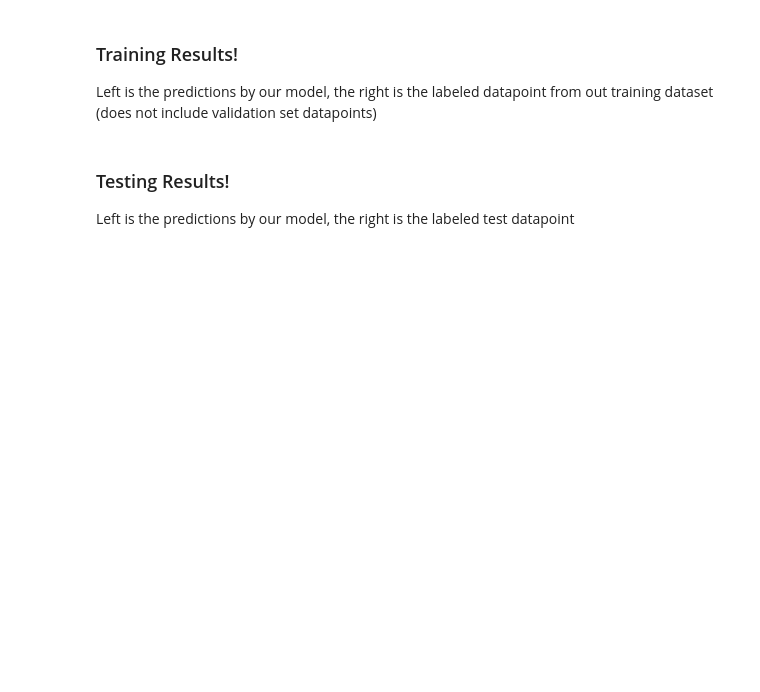
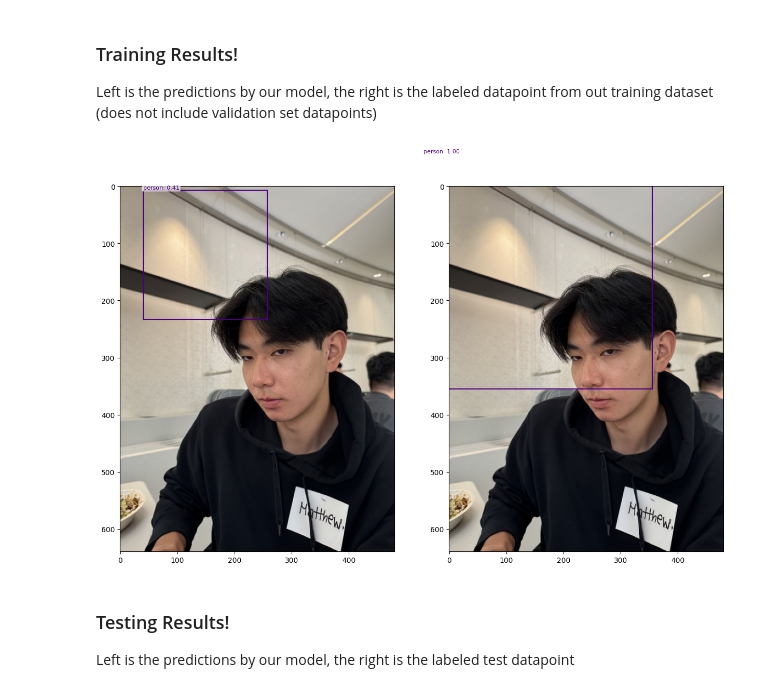
Before and after one commit to AntonioMacaronio/Drone-Robotics, a Jupyter notebook: training.ipynb, the cells around one changed output. Cells and saved outputs as stored; diff of their text form; code cells hidden in the pictures; blank space fills up the shorter version.

```diff
--- a/training.ipynb
+++ b/training.ipynb
@@ -34,8 +35,8 @@ PIN_MEMORY = True
 LOAD_MODEL = False
 LOAD_MODEL_FNAME = "overfit.pth.tar"
 SAVE_MODEL_FNAME = "yolotrained.tar"
-IMG_DIR = "data/images"
-LABEL_DIR = "data/labels"
+IMG_DIR = "data/matthew_imgs"
+LABEL_DIR = "data/matthew_labels"
 # %% [markdown]
 # Creating the Datasets
 # %%
@@ -52,8 +53,8 @@ transform = transforms.Compose([
 
 # creating datasets/dataloaders
 
-train_trimmed_dataset = VOCDataset(
-    'data/10matthew.csv',
+train_trimmed_dataset = DroneDataset(
+    csv_file = 'data/10matthew.csv',
     transform = transform,
     img_dir = IMG_DIR,
     label_dir = LABEL_DIR
@@ -170,6 +197,6 @@ save_checkpoint(checkpoint, filename=SAVE_MODEL_FNAME) # saves the model with to
 torch.save(model, "yolo_resnet_pretrained.tar")
 # %%
 # this cell loads the model
-tar_file_path = "yolotrained.tar"
-model = torch.load(tar_file_path)
-model(torch.rand(10, 3, 448, 448)) # testing if we got it :D
+#tar_file_path = "yolo_resnet_pretrained.tar"
+#model = torch.load(tar_file_path)
+#model(torch.rand(10, 3, 448, 448)) # testing if we got it :D
@@ -225,7 +290,9 @@ from utils import plot_bbox_and_label
 ### Training Results!
 Left is the predictions by our model, the right is the labeled datapoint from out training dataset (does not include validation set datapoints)
 # %%
-plot_bbox_and_label("train_trimmed.csv", 1, pred_boxes_train, target_boxes_train)
+plot_bbox_and_label("10matthew.csv", 0, pred_boxes_train, target_boxes_train)
+# %% [output]
+[figure, added]
 # %%
 plot_bbox_and_label("train_trimmed.csv", 5, pred_boxes_train, target_boxes_train)
 # %%
```
Also changed, not shown: parts of 7 cells of this notebook, 1 other file.
